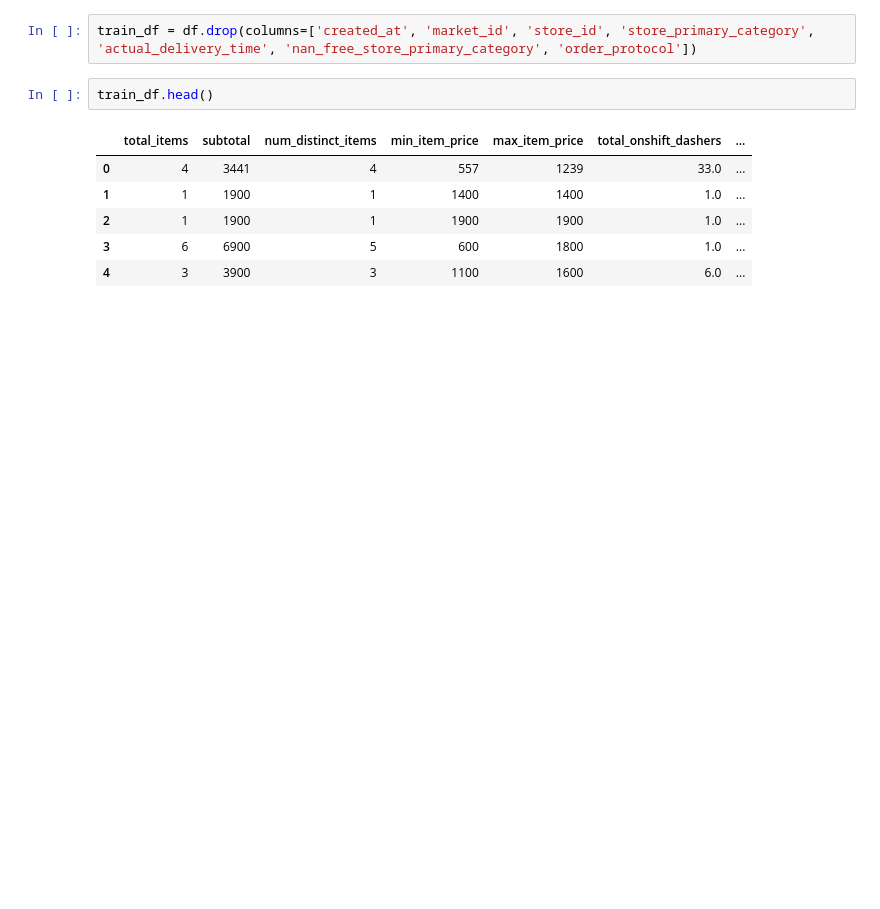
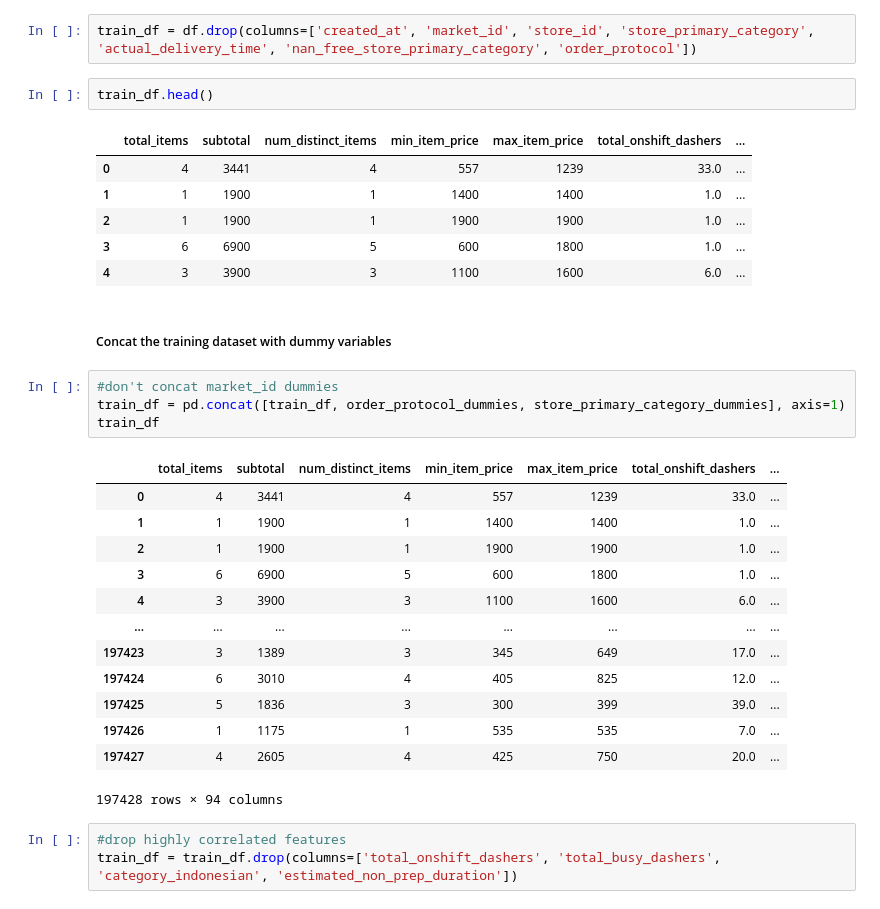
Before and after one commit to shailesh097/delivery_duration_prediction, a Jupyter notebook: delivery_duration.ipynb, the cells around one changed output. Cells and saved outputs as stored; diff of their text form; blank space fills up the shorter version.

Commit message:
drop highly correlated features

```diff
--- a/delivery_duration.ipynb
+++ b/delivery_duration.ipynb
@@ -388,3 +369,26 @@ train_df.head()
 | 2 | 1 | 1900 | 1 | 1900 | 1900 | 1.0 | ... |
 | 3 | 6 | 6900 | 5 | 600 | 1800 | 1.0 | ... |
 | 4 | 3 | 3900 | 3 | 1100 | 1600 | 6.0 | ... |
+# %% [markdown]
+##### Concat the training dataset with dummy variables
+# %%
+#don't concat market_id dummies
+train_df = pd.concat([train_df, order_protocol_dummies, store_primary_category_dummies], axis=1)
+train_df
+# %% [output]
+|  | total_items | subtotal | num_distinct_items | min_item_price | max_item_price | total_onshift_dashers | ... |
+| 0 | 4 | 3441 | 4 | 557 | 1239 | 33.0 | ... |
+| 1 | 1 | 1900 | 1 | 1400 | 1400 | 1.0 | ... |
+| 2 | 1 | 1900 | 1 | 1900 | 1900 | 1.0 | ... |
+| 3 | 6 | 6900 | 5 | 600 | 1800 | 1.0 | ... |
+| 4 | 3 | 3900 | 3 | 1100 | 1600 | 6.0 | ... |
+| ... | ... | ... | ... | ... | ... | ... | ... |
+| 197423 | 3 | 1389 | 3 | 345 | 649 | 17.0 | ... |
+| 197424 | 6 | 3010 | 4 | 405 | 825 | 12.0 | ... |
+| 197425 | 5 | 1836 | 3 | 300 | 399 | 39.0 | ... |
+| 197426 | 1 | 1175 | 1 | 535 | 535 | 7.0 | ... |
+| 197427 | 4 | 2605 | 4 | 425 | 750 | 20.0 | ... |
+197428 rows × 94 columns
+# %%
+#drop highly correlated features
+train_df = train_df.drop(columns=['total_onshift_dashers', 'total_busy_dashers', 'category_indonesian', 'estimated_non_prep_duration'])
```
Also changed, not shown: parts of 10 cells of this notebook.
